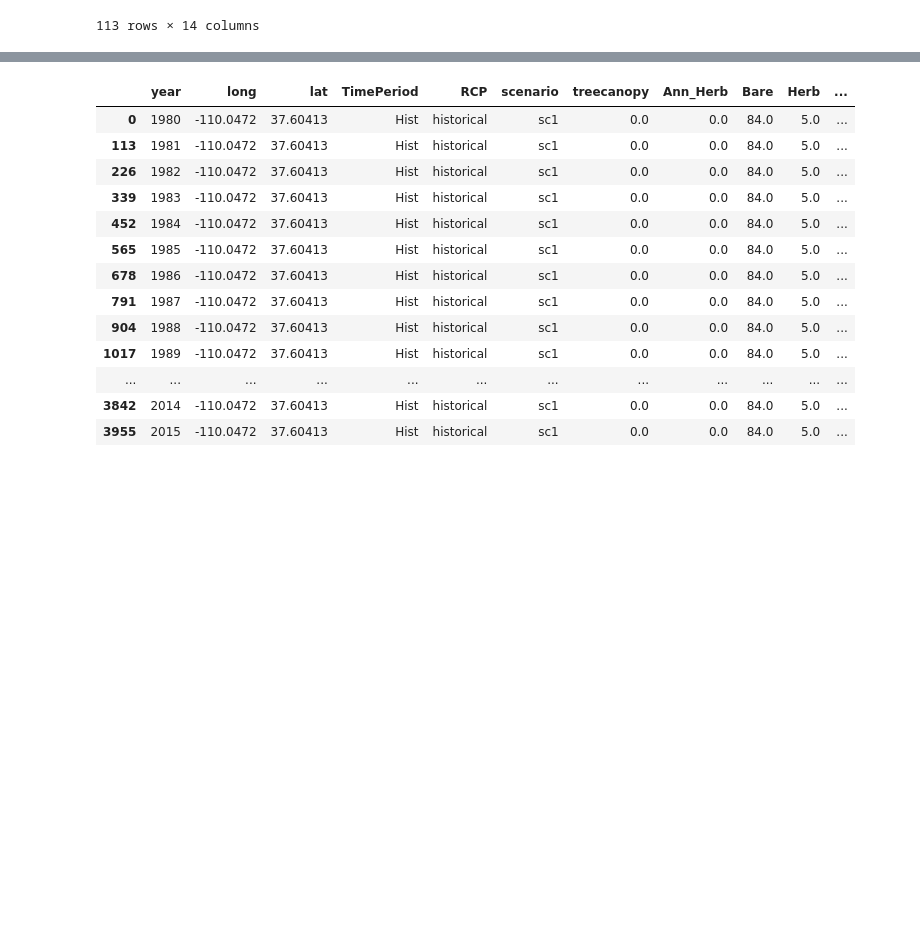
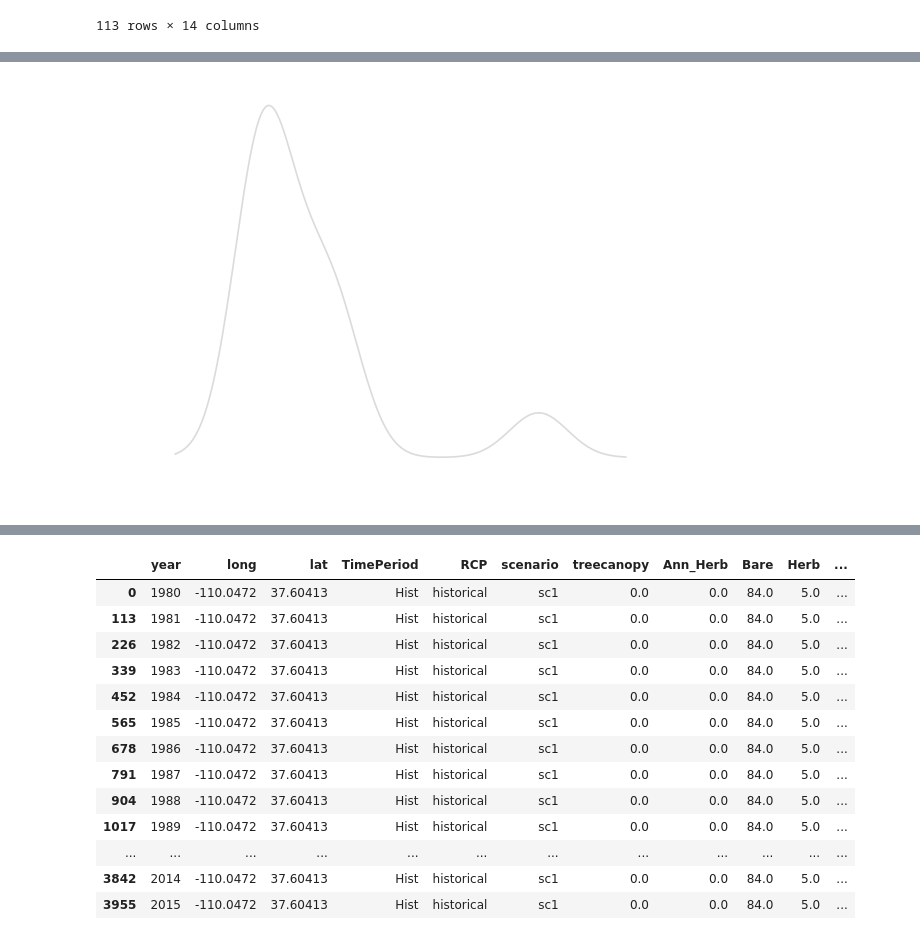
Before and after one commit to verkyyi/climate_vegetation_dsan, a Jupyter notebook: main.ipynb, the cells around one changed output, grey strips where cells are left out. Saved outputs shown, nothing was run; the diff lists cells and outputs as text; code cells hidden in the pictures; blank space fills up the shorter version.

```diff
--- a/main.ipynb
+++ b/main.ipynb
@@ -406,0 +424,13 @@ vegetation_points
+# %%
+# plot the histogram of the precipitation difference between 2018 and 1980
+sns.kdeplot(data=comparison['PPT_Summer_diff'])
+# save to a file
+plt.gca().set_facecolor('none')
+plt.tick_params(axis='x', colors='white')
+plt.tick_params(axis='y', colors='white')
+plt.box(False)
+plt.xlabel('Precipitation difference', color='white')
+plt.ylabel('Density', color='white')
+plt.savefig('./docs/images/precip_diff_hist.png', transparent=True)
+# %% [output]
+[figure, added]
```
Also changed, not shown: parts of 14 cells of this notebook, 15 other files.
